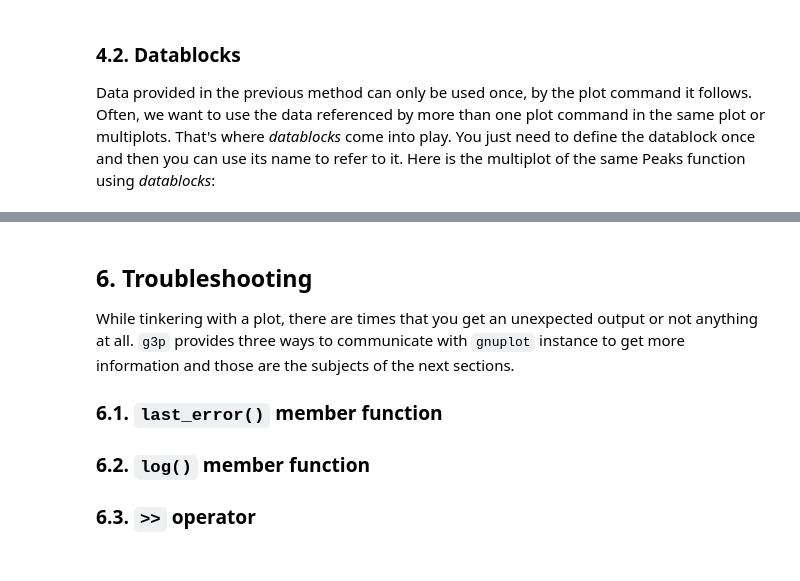
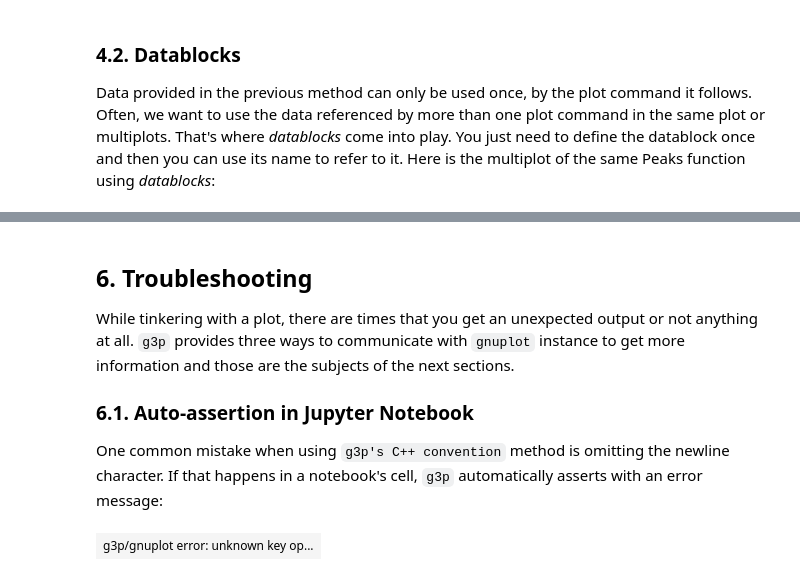
Before and after one commit to arminms/g3p, a Jupyter notebook: doc/tutorial.ipynb, the cells around one changed output, grey strips where cells are left out. Cells and saved outputs as stored; diff of their text form; code cells hidden in the pictures.

Commit message:
Add auto-assertion section

```diff
--- a/doc/tutorial.ipynb
+++ b/doc/tutorial.ipynb
@@ -176,8 +179,12 @@ gp
 # %% [markdown]
 ## 6. Troubleshooting
 While tinkering with a plot, there are times that you get an unexpected output or not anything at all. `g3p` provides three ways to communicate with `gnuplot` instance to get more information and those are the subjects of the next sections.
-### 6.1. `last_error()` member function
-
-### 6.2. `log()` member function
-
-### 6.3. `>>` operator
+### 6.1. Auto-assertion in Jupyter Notebook
+One common mistake when using `g3p's C++ convention` method is omitting the newline character. If that happens in a notebook's cell, `g3p` automatically asserts with an error message:
+# %%
+g3p::gnuplot gp;
+gp << "set key left box"
+   << "set samples 200\n"
+   << "plot [-30:20] besj0(x)*0.12e1 with impulses, (x**besj0(x))-2.5 with points\n"
+# %% [output]
+| g3p/gnuplot error: unknown key op... |
```
Also changed, not shown: parts of 5 cells of this notebook.
